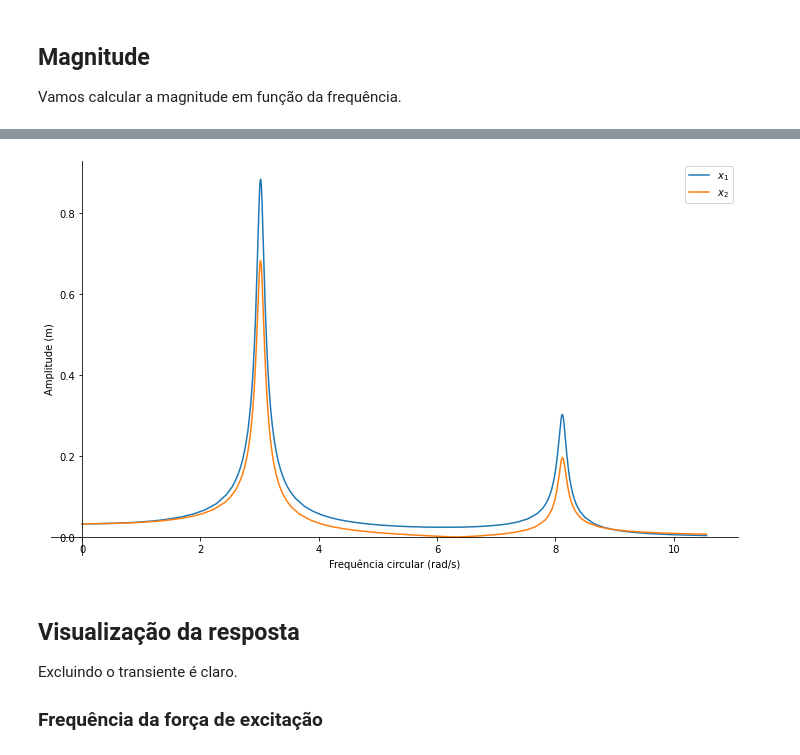
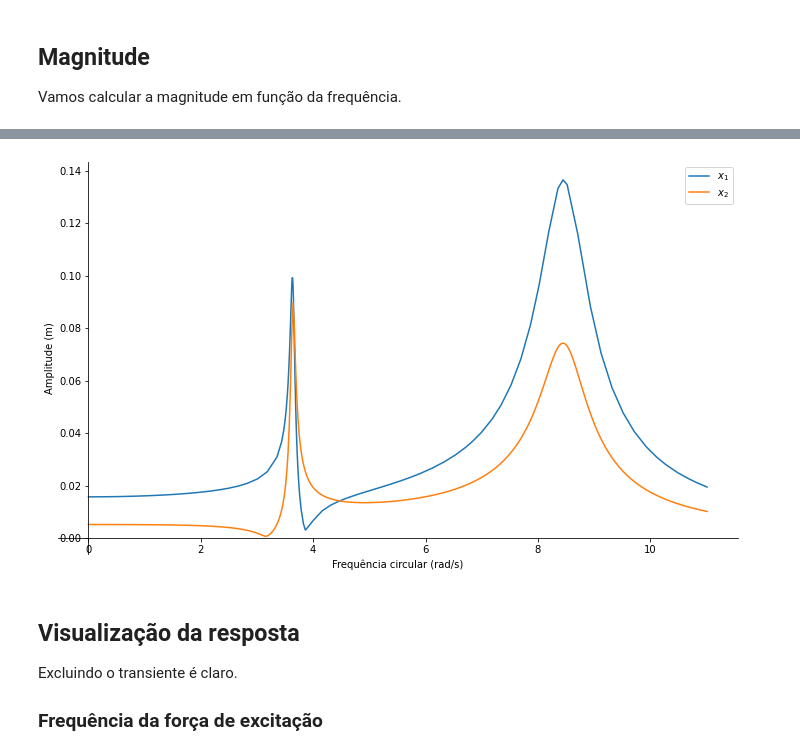
Before and after one commit to r-b-w/Notebooks-Vibracoes, a Jupyter notebook: Notebooks/VibraçãoForçada2GL_visualização.ipynb, the cells around one changed output, grey strips where cells are left out. Saved outputs shown, nothing was run; the diff lists cells and outputs as text; code cells hidden in the pictures.

Commit message:
2GL Visualização.

```diff
--- a/Notebooks/VibraçãoForçada2GL_visualização.ipynb
+++ b/Notebooks/VibraçãoForçada2GL_visualização.ipynb
@@ -608,15 +609,15 @@ $k_3 = 30\,\mathrm{N/m}$ e os outros termos nulos
 
 A força $F_2$ é harmônica, mas a frequência será variável para estudarmos os diferentes comportamentos.
 # %%
-k1 = 0.0
+k1 = 10.0
 k2 = 40.0
 k3 = 30.0
-c1 = 0.2
-c2 = 0.0
+c1 = 0.1
+c2 = 0.5
 c3 = 0.15
 m1 = 1.0
 m2 = 2.0
-F10 = 0.0
+F10 = -1.0
 F20 = 1.0
 # %% [markdown]
 ## Sistema mecânico
@@ -699,7 +700,7 @@ display(x2m)
 
 p1 = sp.plot(x1m, (ω, 0, 1.3*ω_2), size=(10,6), xlabel="Frequência circular (rad/s)", ylabel="Amplitude (m)",
              show=False, label=r"$x_1$", legend=True)
-p2 = sp.plot(x2m, (ω, 0, 1.3*ω_2), show=False, label=r"$x_2$")
+p2 = sp.plot(x2m, (ω, 0, 1.3*ω_2), show=False, label=r"$x_2$", adaptive=False, nb_of_points=500)
 p1.extend(p2)
 p1.show()
 # %% [output]
@@ -708,4 +709,4 @@ $\displaystyle \frac{0.0333333333333333 \sqrt{1.73611111111111 \cdot 10^{-9} ω^
-[figure, old version]
+[figure, new version]
 # %% [markdown]
 ## Visualização da resposta
 
```
Also changed, not shown: parts of 21 cells of this notebook, 2 other files.
